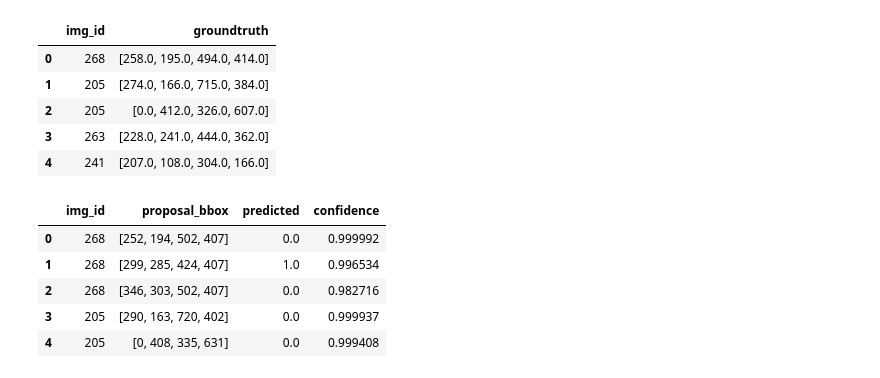
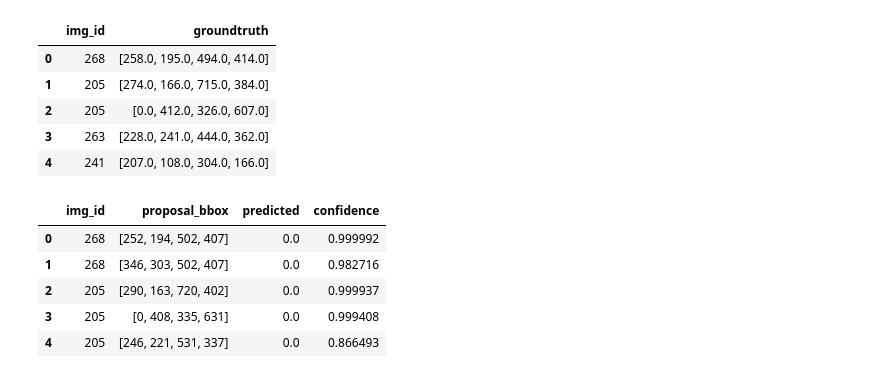
Before and after one commit to amirkfir/PotholesSegmentation, a Jupyter notebook: Python_Files/object_detection_post_processing.ipynb, the cells around one changed output. Saved outputs shown, nothing was run; the diff lists cells and outputs as text; code cells hidden in the pictures.

```diff
--- a/Python_Files/object_detection_post_processing.ipynb
+++ b/Python_Files/object_detection_post_processing.ipynb
@@ -291,13 +291,14 @@ gt_df.head()
 # %%
 proposals_df = result_df[['img_id', 'proposal_bbox', 'predicted', 'confidence']]
 proposals_df = proposals_df.dropna(subset=['proposal_bbox'])
+proposals_df = proposals_df.drop(proposals_df[proposals_df['predicted'] == 1].index)
 proposals_df = proposals_df.reset_index(drop=True)
 
 proposals_df.head()
 # %% [output]
 |  | img_id | proposal_bbox | predicted | confidence |
 | 0 | 268 | [252, 194, 502, 407] | 0.0 | 0.999992 |
-| 1 | 268 | [299, 285, 424, 407] | 1.0 | 0.996534 |
-| 2 | 268 | [346, 303, 502, 407] | 0.0 | 0.982716 |
-| 3 | 205 | [290, 163, 720, 402] | 0.0 | 0.999937 |
-| 4 | 205 | [0, 408, 335, 631] | 0.0 | 0.999408 |
+| 1 | 268 | [346, 303, 502, 407] | 0.0 | 0.982716 |
+| 2 | 205 | [290, 163, 720, 402] | 0.0 | 0.999937 |
+| 3 | 205 | [0, 408, 335, 631] | 0.0 | 0.999408 |
+| 4 | 205 | [246, 221, 531, 337] | 0.0 | 0.866493 |
```
Also changed, not shown: parts of 4 cells of this notebook.
